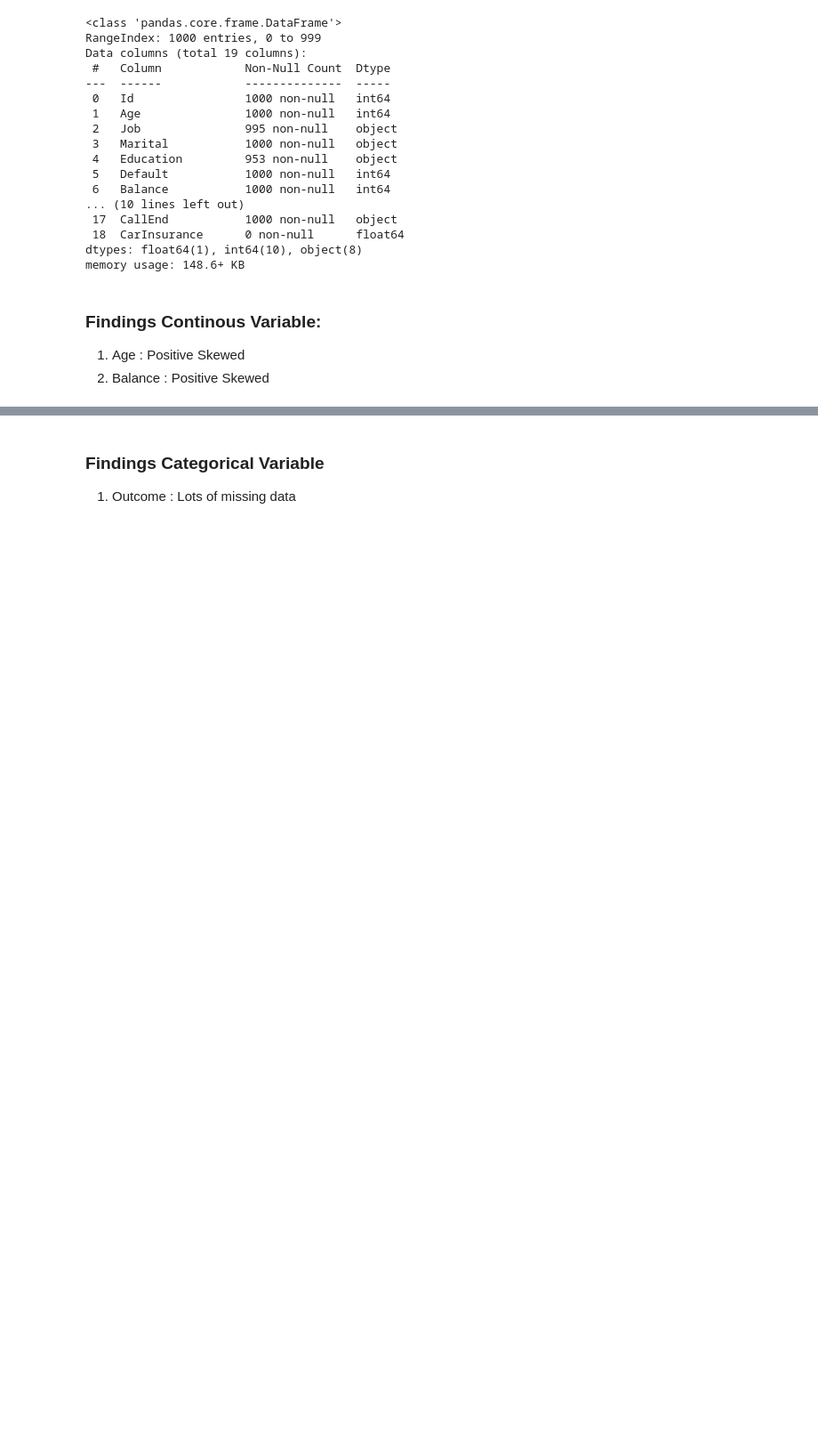
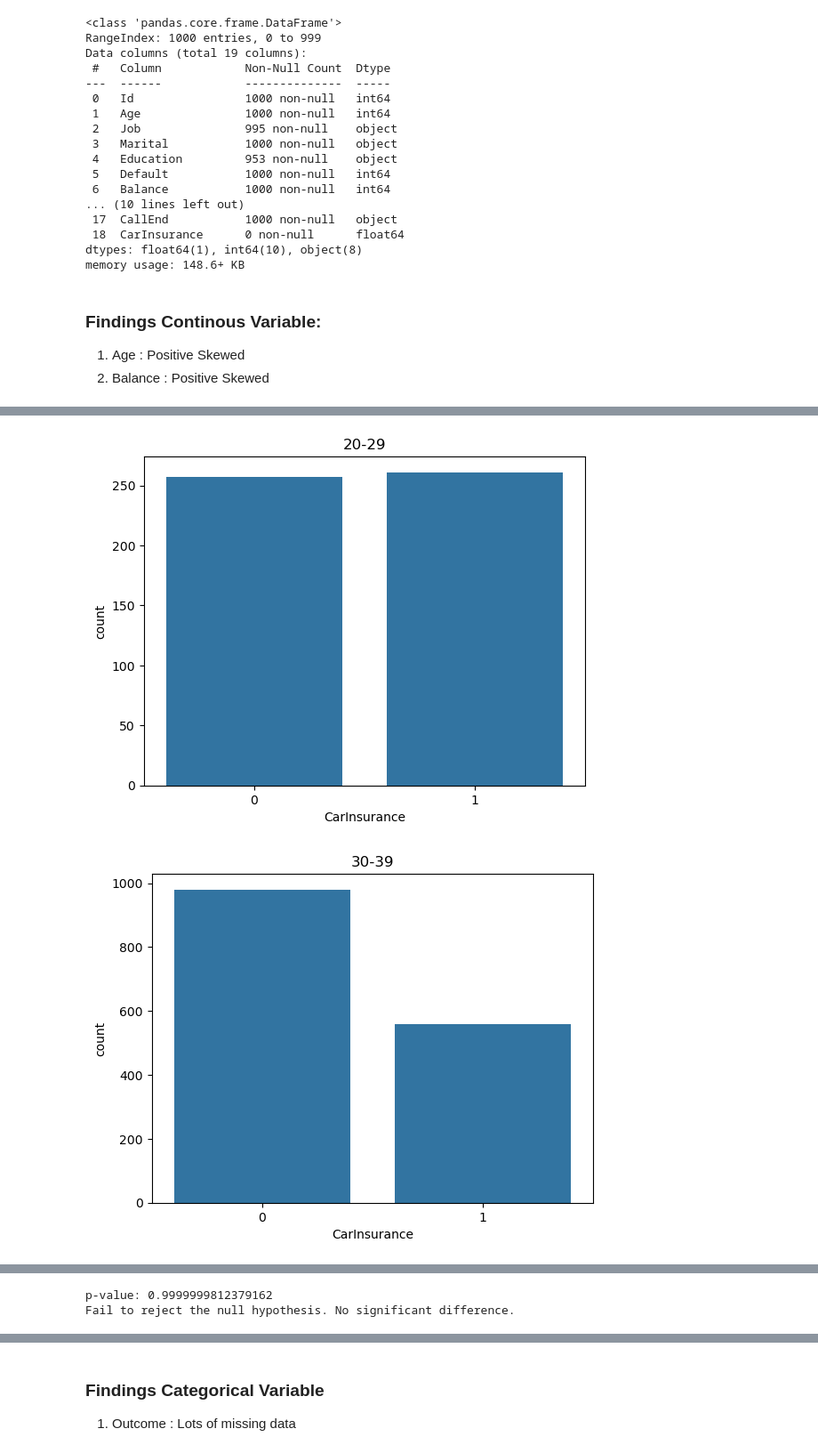
Before and after one commit to isaacebi/Car-Insurance-Cold-Calls, a Jupyter notebook: notebooks/1.0-ie-data-exploration.ipynb, the cells around one changed output, grey strips where cells are left out. Shown: that part at 89% size. Drawn from its saved outputs; the diff is of its cells as text; code cells hidden in the pictures; blank space fills up the shorter version.

```diff
--- a/notebooks/1.0-ie-data-exploration.ipynb
+++ b/notebooks/1.0-ie-data-exploration.ipynb
@@ -227,0 +271,8 @@ Age missing data :0
+# %%
+for filter in labels:
+    sns.countplot(df[['CarInsurance', 'Age']][df.AgeGroup==filter], x='CarInsurance')
+    plt.title(filter)
+    plt.show()
+# %% [output]
+[figure, added]
+[figure, added]
@@ -228,3 +285,22 @@ Age missing data :0
+# %%
+# Assumption(H0) is that CarInsurance and balanced are NOT correlated
+# Create groups
+CategoryGroupLists = np.array(df[['CarInsurance', 'Balance']])
+
+# Perform ANOVA
+result = stats.f_oneway(*CategoryGroupLists)
+
+# Print the p-value
+print("p-value:", result.pvalue)
+
+# Compare p-value with significance level (e.g., 0.05)
+if result.pvalue < 0.05:
+    print("Reject the null hypothesis. There is a significant difference.")
+else:
+    print("Fail to reject the null hypothesis. No significant difference.")
+# %% [output]
+p-value: 0.9999999812379162
+Fail to reject the null hypothesis. No significant difference.
 # %%
 #--Balance--#
 boxHist_con(df, 'Balance')
```
Also changed, not shown: parts of 13 cells of this notebook.
